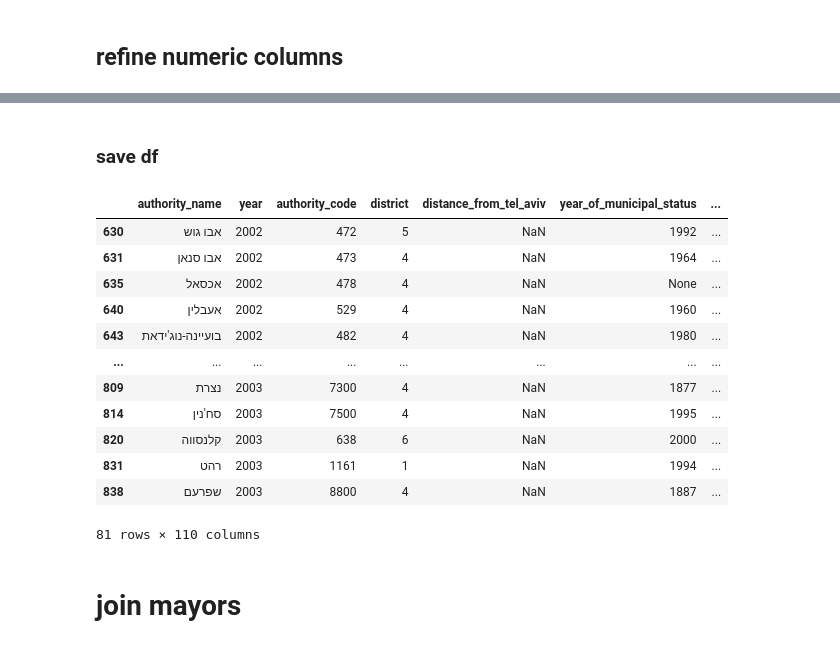
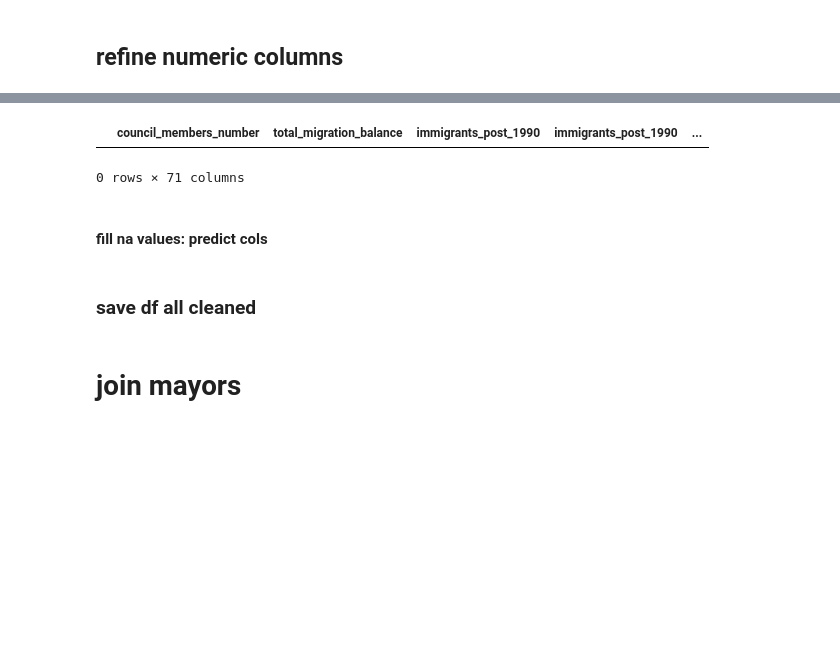
Before and after one commit to Yael-Hari/mayors-causal-inference, a Jupyter notebook: src/data_preprocess.ipynb, the cells around one changed output, grey strips where cells are left out. Drawn from its saved outputs; the diff is of its cells as text; code cells hidden in the pictures; blank space fills up the shorter version.

```diff
--- a/src/data_preprocess.ipynb
+++ b/src/data_preprocess.ipynb
@@ -135,0 +132,4 @@ all_df[['authority_code', ]].groupby('authority_code')['distance_from_tel_aviv']
+# %%
+# map the values of distance_from_tel_aviv and year_of_municipal_status so they will be the same for every city in all years.
+all_df['distance_from_tel_aviv'] = all_df['authority_code'].map(auth_code_to_dist_from_tlv)
+all_df['year_of_municipal_status'] = all_df['authority_code'].map(auth_code_to_muni_status_yr)
@@ -135,0 +138,12 @@ all_df[['authority_code', ]].groupby('authority_code')['distance_from_tel_aviv']
+# %%
+# remove authorities with missing years in data
+auth_to_num_years = all_df[['authority_code', 'year']].drop_duplicates().groupby('authority_code')['year'].agg(['count']).reset_index()
+auth_missing_too_many_years = auth_to_num_years[auth_to_num_years['count'] < 23]['authority_code'].tolist()
+all_df = all_df[~all_df['authority_code'].isin(auth_missing_too_many_years)]
+# %%
+df_all_years = pd.DataFrame({'year': range(all_df['year'].min(), all_df['year'].max() + 1)})
+df_all_codes = pd.DataFrame({'authority_code': all_df['authority_code'].unique()})
+df_all_years_and_codes = df_all_years.assign(key=1).merge(df_all_codes.assign(key=1), on='key').drop(columns='key')
+
+# merge all years and all codes to the data
+all_df = df_all_years_and_codes.merge(all_df, on=['year', 'authority_code'], how='left')
@@ -135,0 +393,5 @@ all_df[['authority_code', ]].groupby('authority_code')['distance_from_tel_aviv']
+# %%
+
+all_df = fill_na_vals_with_means(all_df, cols_to_fillna=cols_to_filna_by_3years_mean_than_col_mean)
+all_df = fill_na_vals_with_forward_than_backfill(all_df, cols_to_fillna=cols_to_forwardfill_then_back)
+all_df = fill_na_vals_with_backfill_than_forward(all_df, cols_to_fillna=cols_to_filna_backfill)
@@ -135,0 +416,11 @@ all_df[['authority_code', ]].groupby('authority_code')['distance_from_tel_aviv']
+# %%
+# check filna worked: get lines with still nan values
+all_df[all_filled_na_cols][all_df[all_filled_na_cols].isna().any(axis=1)][all_filled_na_cols]
+
+# get cols with still nan values
+# all_df.columns[all_df.isna().any()].tolist()
+# %% [output]
+|  | council_members_number | total_migration_balance | immigrants_post_1990 | immigrants_post_1990 | ... |
+0 rows × 71 columns
+# %% [markdown]
+#### fill na values: predict cols
@@ -136,3 +429,3 @@ all_df[['authority_code', ]].groupby('authority_code')['distance_from_tel_aviv']
 # %% [markdown]
-### save df
+### save df all cleaned
 # %%
@@ -140,19 +433,3 @@ all_df[['authority_code', ]].groupby('authority_code')['distance_from_tel_aviv']
-# %%
-all_df[all_df['arabs'] == 100].drop_duplicates(subset=['authority_code'])
-# %% [output]
-|  | authority_name | year | authority_code | district | distance_from_tel_aviv | year_of_municipal_status | ... |
-| 630 | אבו גוש | 2002 | 472 | 5 | NaN | 1992 | ... |
-| 631 | אבו סנאן | 2002 | 473 | 4 | NaN | 1964 | ... |
-| 635 | אכסאל | 2002 | 478 | 4 | NaN | None | ... |
-| 640 | אעבלין | 2002 | 529 | 4 | NaN | 1960 | ... |
-| 643 | בועיינה-נוג'ידאת | 2002 | 482 | 4 | NaN | 1980 | ... |
-| ... | ... | ... | ... | ... | ... | ... | ... |
-| 809 | נצרת | 2003 | 7300 | 4 | NaN | 1877 | ... |
-| 814 | סח'נין | 2003 | 7500 | 4 | NaN | 1995 | ... |
-| 820 | קלנסווה | 2003 | 638 | 6 | NaN | 2000 | ... |
-| 831 | רהט | 2003 | 1161 | 1 | NaN | 1994 | ... |
-| 838 | שפרעם | 2003 | 8800 | 4 | NaN | 1887 | ... |
-81 rows × 110 columns
 # %% [markdown]
 # join mayors
 # %%
```
Also changed, not shown: parts of 59 cells of this notebook, 2 other files.
